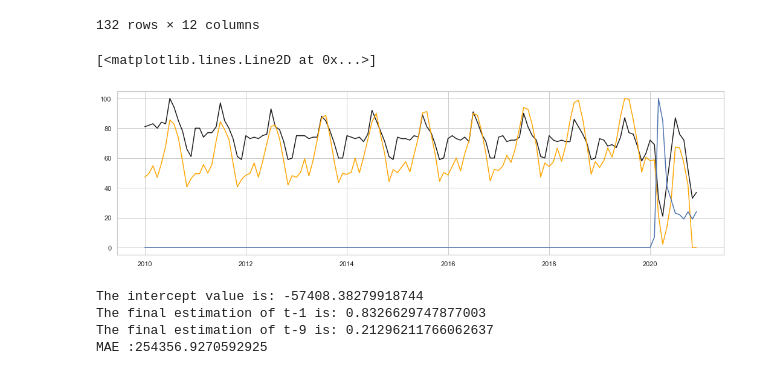
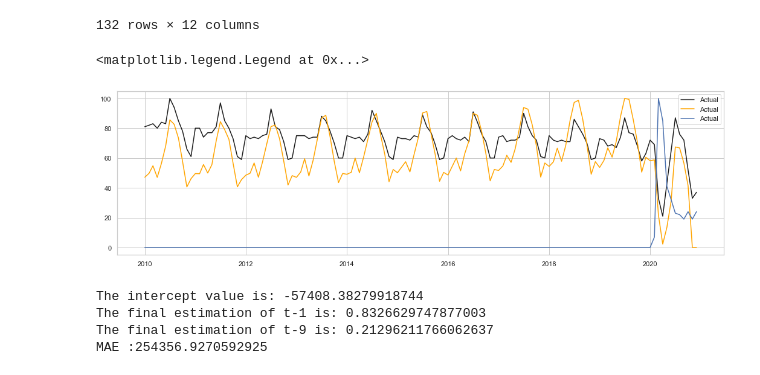
Before and after one commit to naayem/SwissHotelArrivalsPredictor, a Jupyter notebook: Project.ipynb, the cells around one changed output. Saved outputs shown, nothing was run; the diff lists cells and outputs as text; code cells hidden in the pictures.

```diff
--- a/Project.ipynb
+++ b/Project.ipynb
@@ -508,12 +508,13 @@ Arrivals
 # %%
 #Hotel plot
 fig,axes = plt.subplots(figsize=(18,5))
 axes.plot((Arrivals['Switzerland_Hotels_Trend']*100)/max(Arrivals['Switzerland_Hotels_Trend']), label = 'Actual',color = 'k')
 axes.plot((Arrivals['Total Arrivals']*100)/max(Arrivals['Total Arrivals']), label = 'Actual',color = 'orange')
 axes.plot((Arrivals['Covid_19_France']*100)/max(Arrivals['Covid_19_France']), label = 'Actual')
+plt.legend()
 # %% [output]
-[<matplotlib.lines.Line2D at 0x...>]
+<matplotlib.legend.Legend at 0x...>
-[figure, old version]
+[figure, new version]
 # %%
 #Implementation of the Linear Regression model with or without the Google Trends features, with a training window increasing at every iteration
 
```
Also changed, not shown: parts of 26 cells of this notebook, 2 other files.
